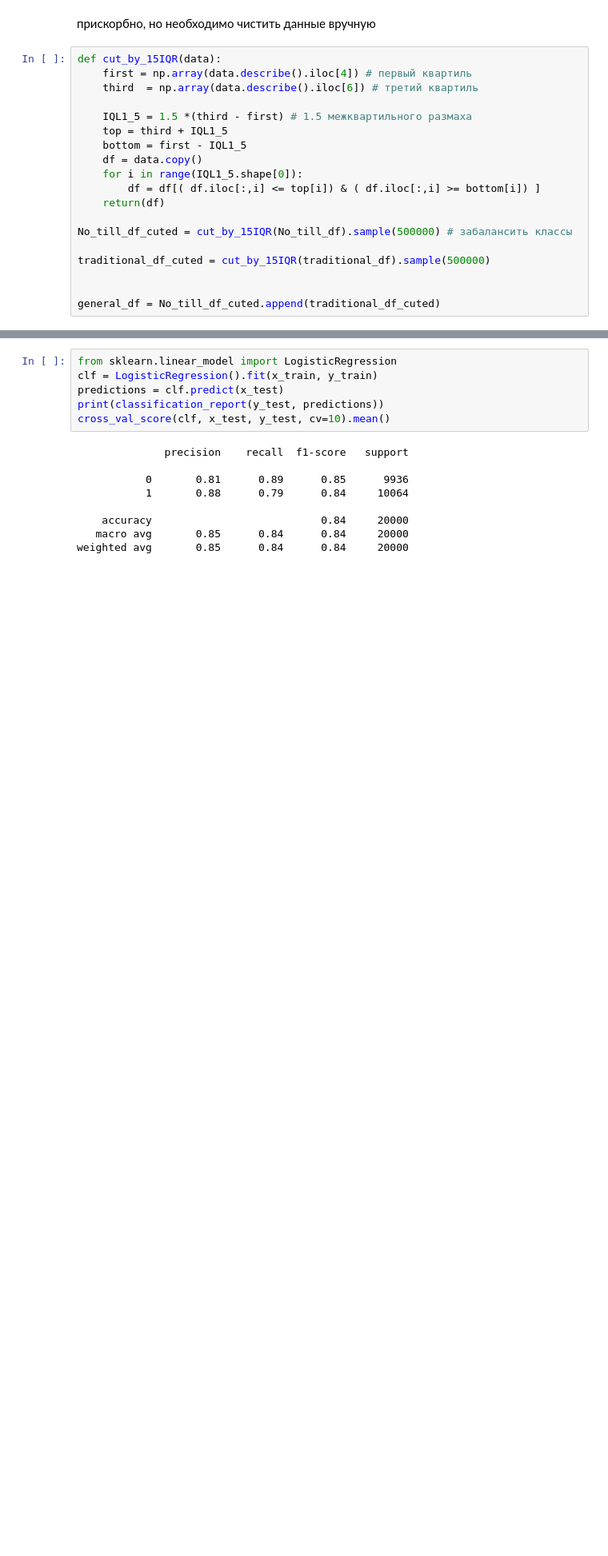
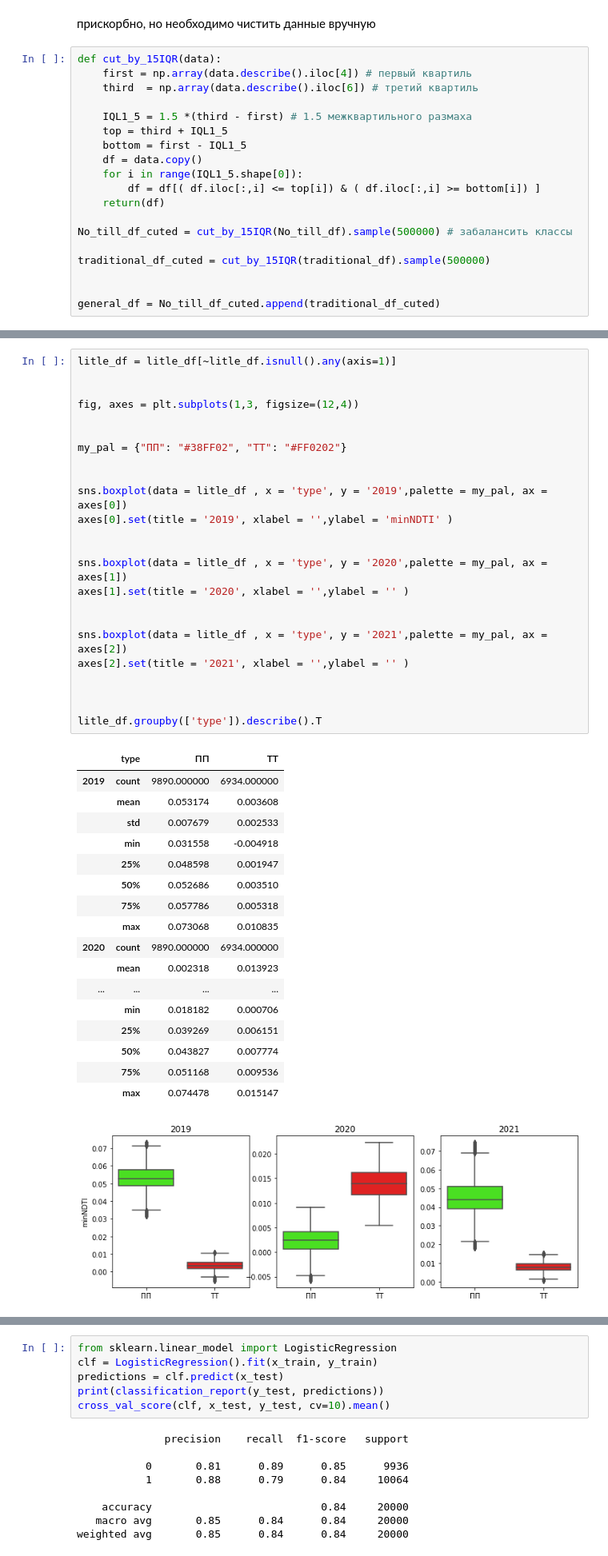
Before and after one commit to hukitoc94/total_archangelskiy, a Jupyter notebook: budenovs_classification/classification_budenovs.ipynb, the cells around one changed output, grey strips where cells are left out. Shown at 80% size. Saved outputs shown, nothing was run; the diff lists cells and outputs as text; blank space fills up the shorter version.

```diff
--- a/budenovs_classification/classification_budenovs.ipynb
+++ b/budenovs_classification/classification_budenovs.ipynb
@@ -111,0 +156,43 @@ general_df.groupby(['type']).describe()
+# %%
+litle_df = litle_df[~litle_df.isnull().any(axis=1)]
+
+
+fig, axes = plt.subplots(1,3, figsize=(12,4))
+
+
+my_pal = {"ПП": "#38FF02", "ТТ": "#FF0202"}
+
+
+sns.boxplot(data = litle_df , x = 'type', y = '2019',palette = my_pal, ax = axes[0])
+axes[0].set(title = '2019', xlabel = '',ylabel = 'minNDTI' )
+
+
+sns.boxplot(data = litle_df , x = 'type', y = '2020',palette = my_pal, ax = axes[1])
+axes[1].set(title = '2020', xlabel = '',ylabel = '' )
+
+
+sns.boxplot(data = litle_df , x = 'type', y = '2021',palette = my_pal, ax = axes[2])
+axes[2].set(title = '2021', xlabel = '',ylabel = '' )
+
+
+
+litle_df.groupby(['type']).describe().T
+# %% [output]
+|  | type | ПП | ТТ |
+| 2019 | count | 9890.000000 | 6934.000000 |
+|  | mean | 0.053174 | 0.003608 |
+|  | std | 0.007679 | 0.002533 |
+|  | min | 0.031558 | -0.004918 |
+|  | 25% | 0.048598 | 0.001947 |
+|  | 50% | 0.052686 | 0.003510 |
+|  | 75% | 0.057786 | 0.005318 |
+|  | max | 0.073068 | 0.010835 |
+| 2020 | count | 9890.000000 | 6934.000000 |
+|  | mean | 0.002318 | 0.013923 |
+| ... | ... | ... | ... |
+|  | min | 0.018182 | 0.000706 |
+|  | 25% | 0.039269 | 0.006151 |
+|  | 50% | 0.043827 | 0.007774 |
+|  | 75% | 0.051168 | 0.009536 |
+|  | max | 0.074478 | 0.015147 |
+[figure, added]
```
Also changed, not shown: parts of 6 cells of this notebook, 5 other files.
